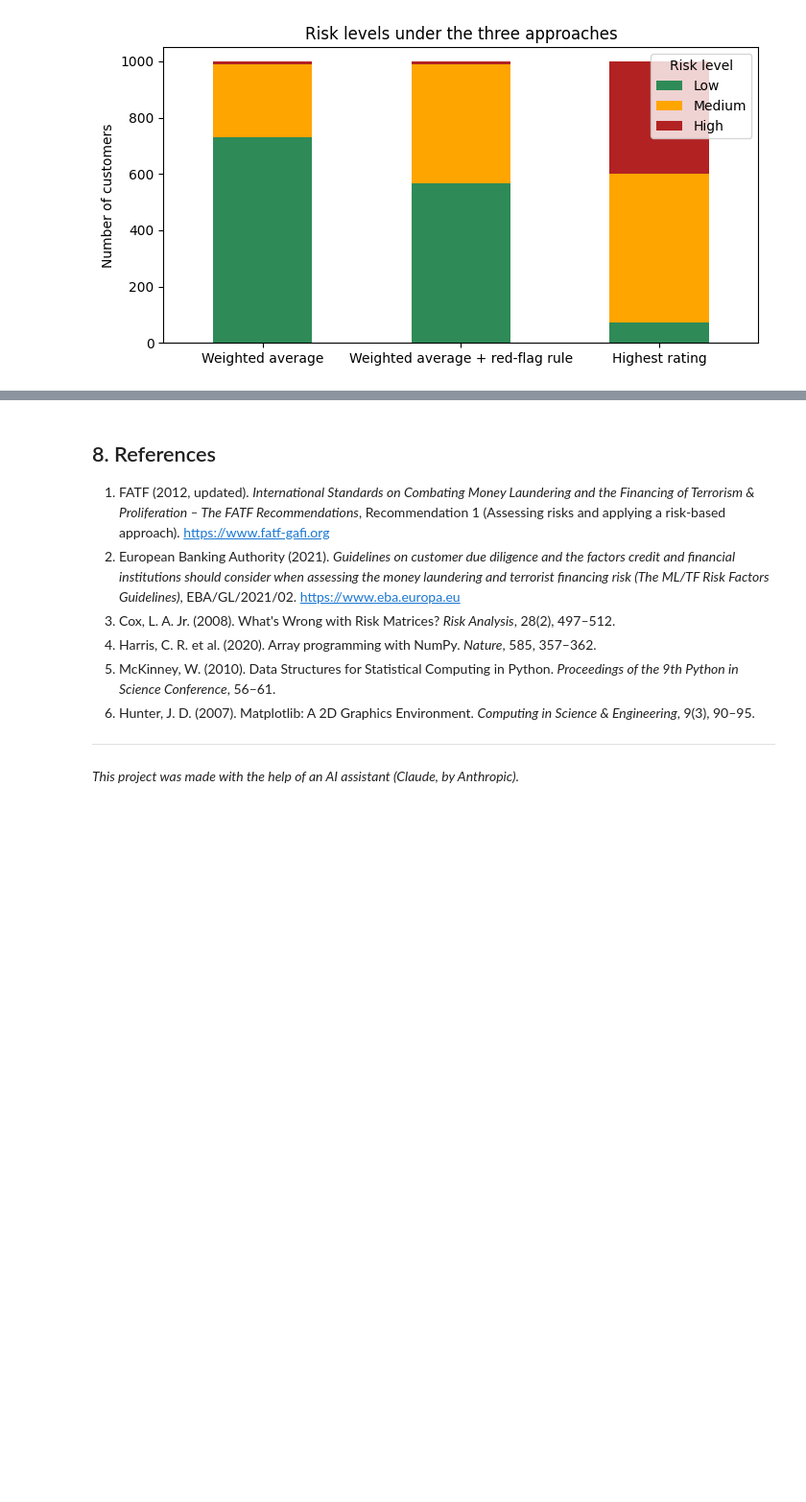
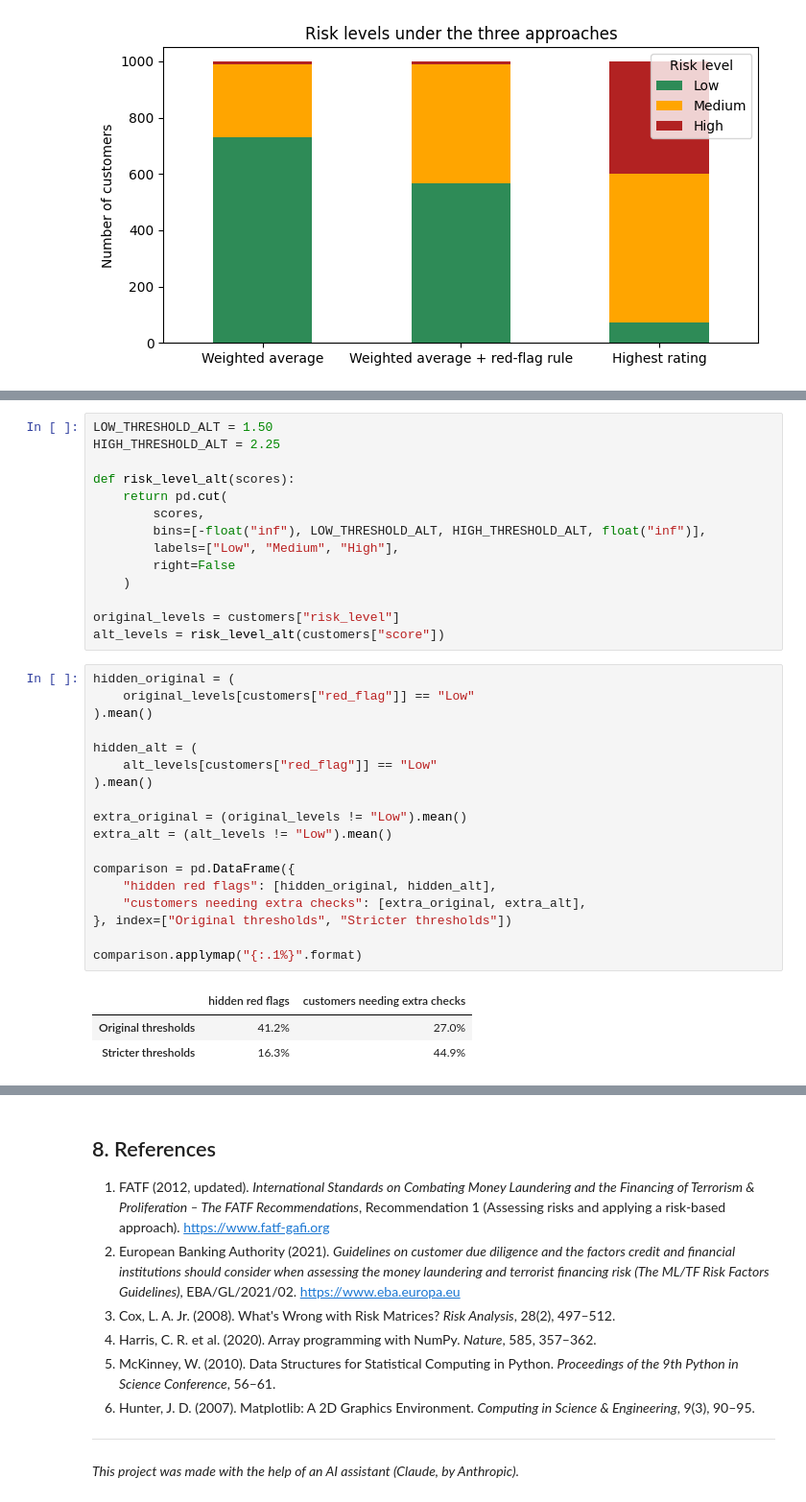
Before and after one commit to yanadzhizova/risk-matrix-project, a Jupyter notebook: notebook.ipynb, the cells around one changed output, grey strips where cells are left out. Shown at 96% size. Drawn from its saved outputs; the diff is of its cells as text; blank space fills up the shorter version.

Commit message:
Evaluate alternative risk thresholds

```diff
--- a/notebook.ipynb
+++ b/notebook.ipynb
@@ -437,0 +454,36 @@ Overall, the red-flag rule appears to provide the best balance between risk dete
+# %%
+LOW_THRESHOLD_ALT = 1.50
+HIGH_THRESHOLD_ALT = 2.25
+
+def risk_level_alt(scores):
+    return pd.cut(
+        scores,
+        bins=[-float("inf"), LOW_THRESHOLD_ALT, HIGH_THRESHOLD_ALT, float("inf")],
+        labels=["Low", "Medium", "High"],
+        right=False
+    )
+
+original_levels = customers["risk_level"]
+alt_levels = risk_level_alt(customers["score"])
+# %%
+hidden_original = (
+    original_levels[customers["red_flag"]] == "Low"
+).mean()
+
+hidden_alt = (
+    alt_levels[customers["red_flag"]] == "Low"
+).mean()
+
+extra_original = (original_levels != "Low").mean()
+extra_alt = (alt_levels != "Low").mean()
+
+comparison = pd.DataFrame({
+    "hidden red flags": [hidden_original, hidden_alt],
+    "customers needing extra checks": [extra_original, extra_alt],
+}, index=["Original thresholds", "Stricter thresholds"])
+
+comparison.applymap("{:.1%}".format)
+# %% [output]
+|  | hidden red flags | customers needing extra checks |
+| Original thresholds | 41.2% | 27.0% |
+| Stricter thresholds | 16.3% | 44.9% |
```
Also changed, not shown: parts of 4 cells of this notebook.
